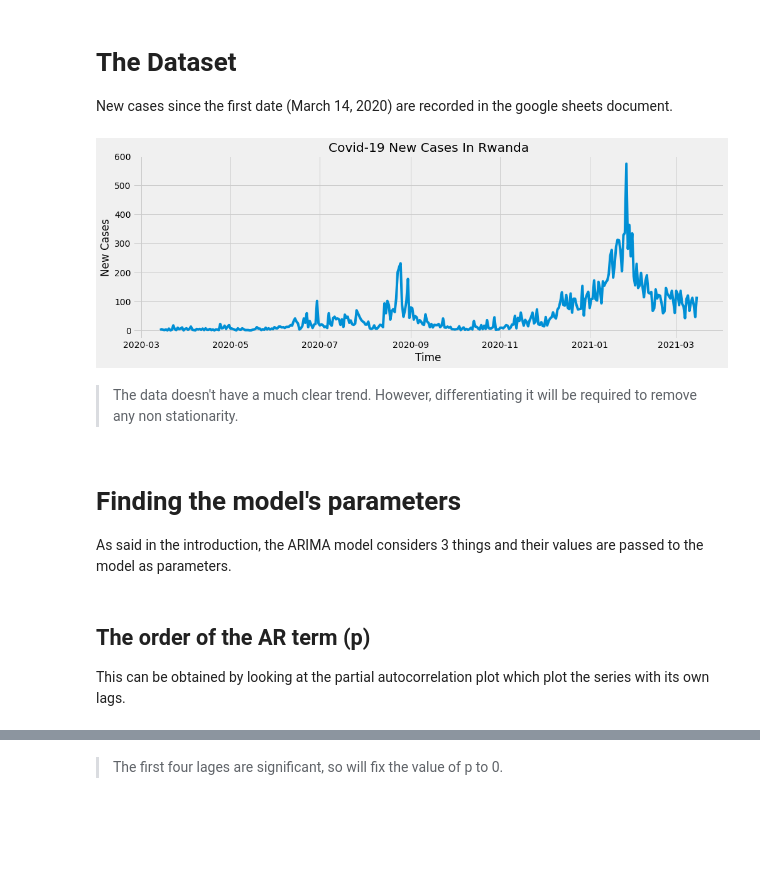
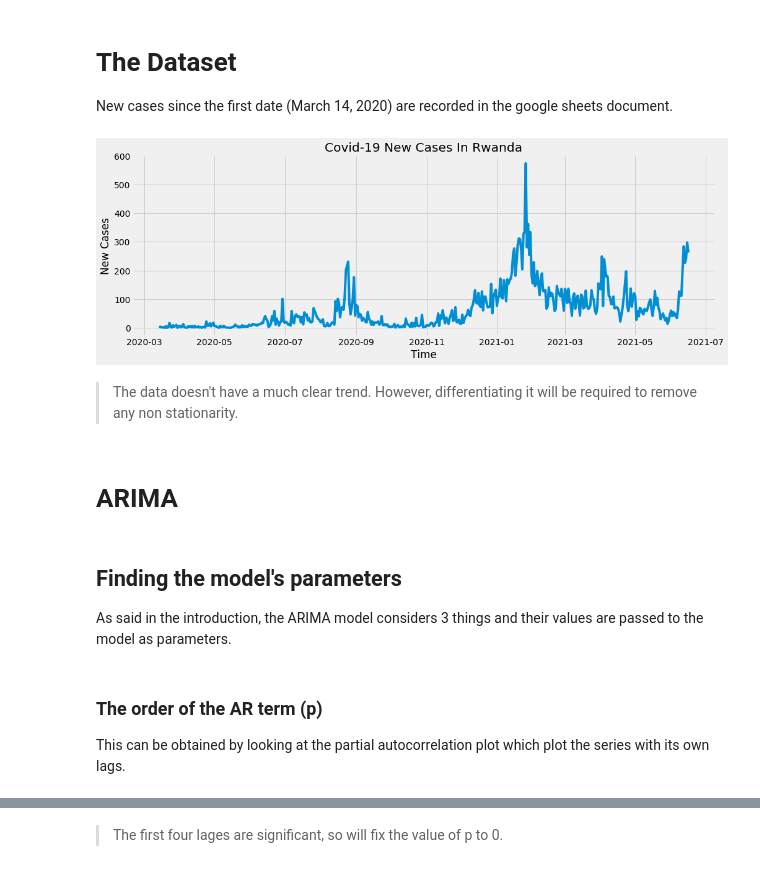
Before and after one commit to nzagaspard/Rwanda-Covid-19-Tracking-and-Forecasting, a Jupyter notebook: Predicting Covid-19 New Cases In Rwanda.ipynb, the cells around one changed output, grey strips where cells are left out. Drawn from its saved outputs; the diff is of its cells as text; code cells hidden in the pictures; blank space fills up the shorter version.

```diff
--- a/Predicting Covid-19 New Cases In Rwanda.ipynb
+++ b/Predicting Covid-19 New Cases In Rwanda.ipynb
@@ -12,25 +12,27 @@ import matplotlib.pyplot as plt
 plt.style.use('fivethirtyeight')
 # %%
 #Reading the data & visualizing the data
-data = pd.read_csv('https://docs.google.com/spreadsheets/d/1wkJlu6rQyzVDKCeanbmM7ULD2L8eD89V1JcmDXxE2T4/export?format=csv&gid=0',
+url = 'https://docs.google.com/spreadsheets/d/1wkJlu6rQyzVDKCeanbmM7ULD2L8eD89V1JcmDXxE2T4/export?format=csv&gid=0'
+data = pd.read_csv('data.csv',
                   parse_dates = ['Date'], usecols = ['Date','Cases'], index_col = 'Date')
-
 plt.figure(figsize = (15,5))
 plt.plot(data)
 plt.title('Covid-19 New Cases In Rwanda')
 plt.ylabel('New Cases')
 plt.xlabel('Time')
 plt.show()
 # %% [output]
-[figure, old version]
+[figure, new version]
 # %% [markdown]
 > The data doesn't have a much clear trend. However, differentiating it will be required to remove any non stationarity.
+# %% [markdown]
+# ARIMA
 # %% [markdown]
-# Finding the model's parameters
+## Finding the model's parameters
 
 As said in the introduction, the ARIMA model considers 3 things and their values are passed to the model as parameters.
 # %% [markdown]
-## The order of the AR term (p)
+### The order of the AR term (p)
 
 This can be obtained by looking at the partial autocorrelation plot which plot the series with its own lags.
 # %%
```
Also changed, not shown: parts of 13 cells of this notebook, 1 other file.
